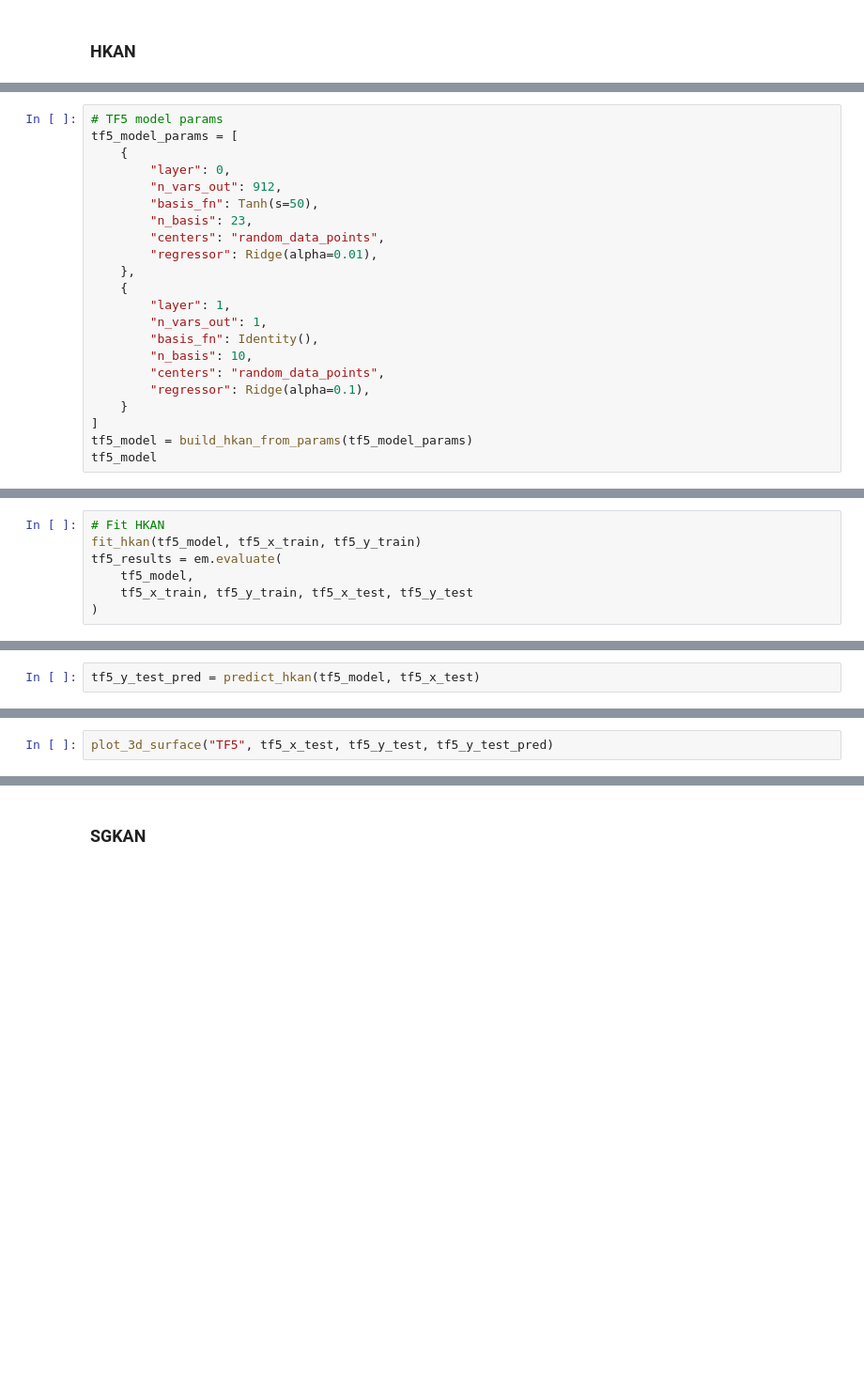
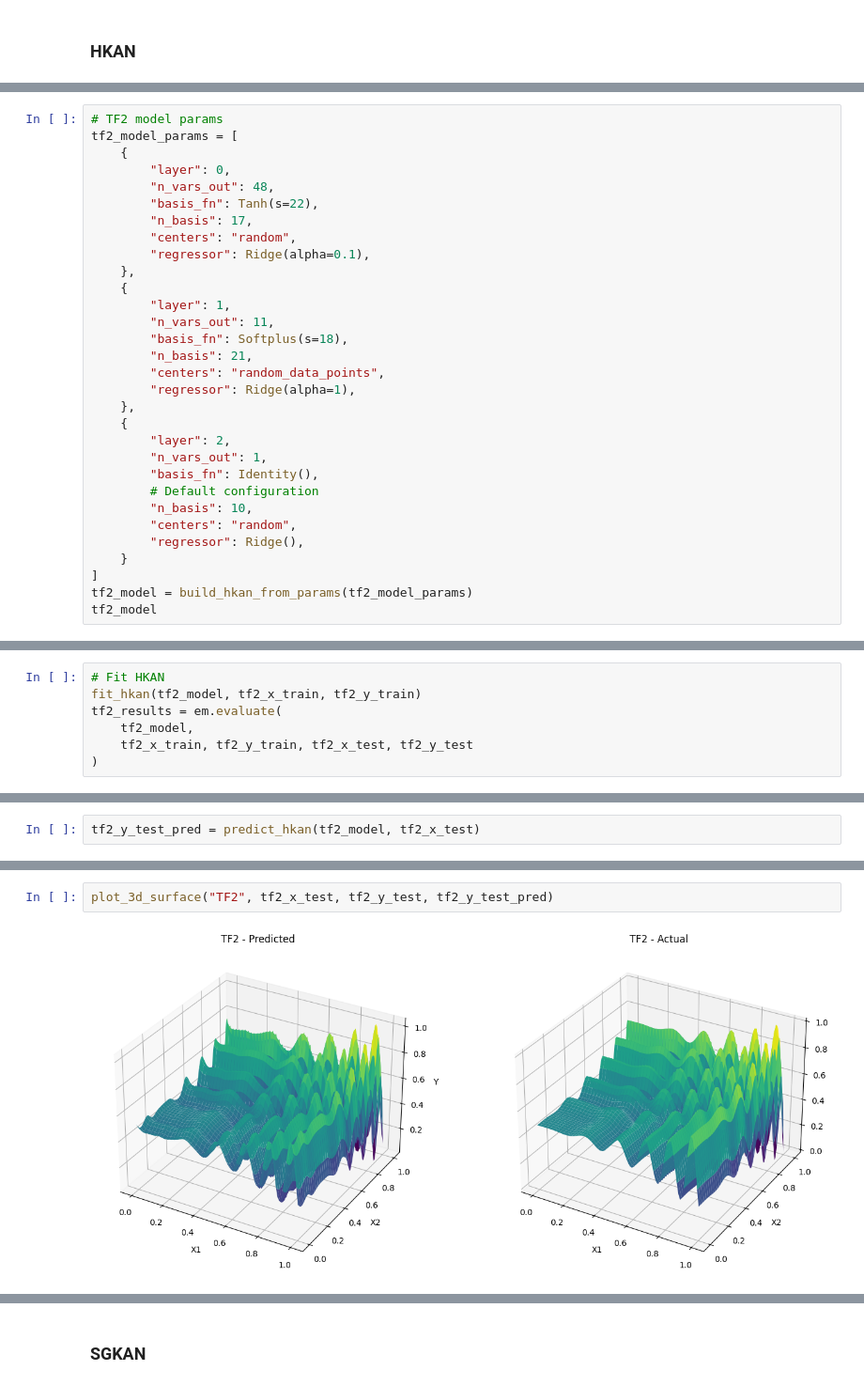
Before and after one commit to gizemnurdali/swim-meets-kans, a Jupyter notebook: benchmarking.ipynb, the cells around one changed output, grey strips where cells are left out. Shown at 94% size. Drawn from its saved outputs; the diff is of its cells as text; blank space fills up the shorter version.

Commit message:
Added benchmarking results for TF2 dataset

```diff
--- a/benchmarking.ipynb
+++ b/benchmarking.ipynb
@@ -1463,22 +1050,31 @@ print("TF5 y_train mean:", tf5_y_train.mean())
 # %%
-# TF5 model params
-tf5_model_params = [
+# TF2 model params
+tf2_model_params = [
     {
         "layer": 0,
-        "n_vars_out": 912,
-        "basis_fn": Tanh(s=50),
-        "n_basis": 23,
-        "centers": "random_data_points",
-        "regressor": Ridge(alpha=0.01),
+        "n_vars_out": 48,
+        "basis_fn": Tanh(s=22),
+        "n_basis": 17,
+        "centers": "random",
+        "regressor": Ridge(alpha=0.1),
     },
     {
         "layer": 1,
+        "n_vars_out": 11,
+        "basis_fn": Softplus(s=18),
+        "n_basis": 21,
+        "centers": "random_data_points",
+        "regressor": Ridge(alpha=1),
+    },
+    {
+        "layer": 2,
         "n_vars_out": 1,
         "basis_fn": Identity(),
+        # Default configuration
         "n_basis": 10,
-        "centers": "random_data_points",
-        "regressor": Ridge(alpha=0.1),
+        "centers": "random",
+        "regressor": Ridge(),
     }
 ]
-tf5_model = build_hkan_from_params(tf5_model_params)
-tf5_model
+tf2_model = build_hkan_from_params(tf2_model_params)
+tf2_model
@@ -1485,7 +1098,7 @@ tf5_model
 # %%
 # Fit HKAN
-fit_hkan(tf5_model, tf5_x_train, tf5_y_train)
-tf5_results = em.evaluate(
-    tf5_model,
-    tf5_x_train, tf5_y_train, tf5_x_test, tf5_y_test
+fit_hkan(tf2_model, tf2_x_train, tf2_y_train)
+tf2_results = em.evaluate(
+    tf2_model,
+    tf2_x_train, tf2_y_train, tf2_x_test, tf2_y_test
 )
@@ -1494,2 +1114,2 @@ print_results(tf5_results)
 # %%
-tf5_y_test_pred = predict_hkan(tf5_model, tf5_x_test)
+tf2_y_test_pred = predict_hkan(tf2_model, tf2_x_test)
@@ -1496,2 +1118,4 @@ tf5_y_test_pred = predict_hkan(tf5_model, tf5_x_test)
 # %%
-plot_3d_surface("TF5", tf5_x_test, tf5_y_test, tf5_y_test_pred)
+plot_3d_surface("TF2", tf2_x_test, tf2_y_test, tf2_y_test_pred)
+# %% [output]
+[figure, added]
```
Also changed, not shown: parts of 50 cells of this notebook, 4 other files.
